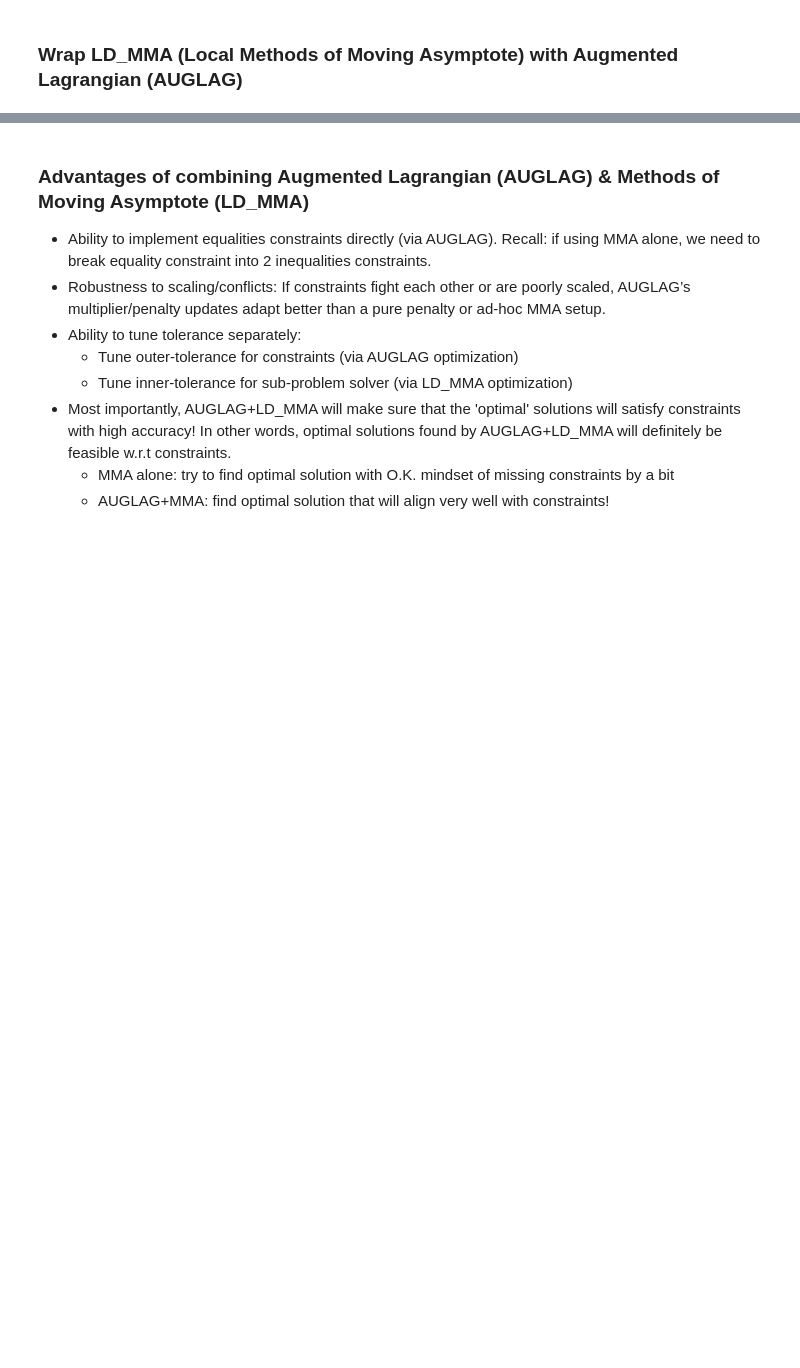
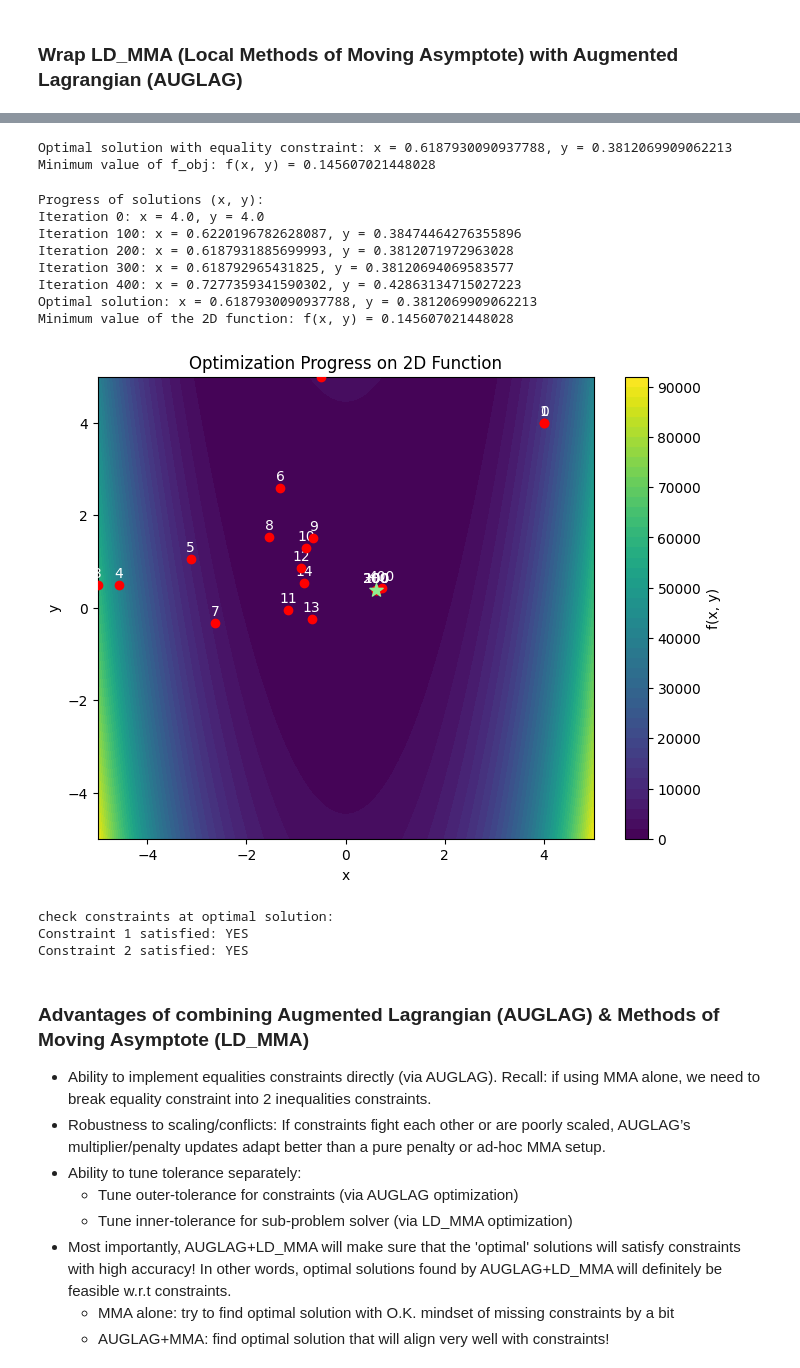
Before and after one commit to truongbnguyen88/methods_of_moving_asymptotes, a Jupyter notebook: methods_of_moving_asymptotes.ipynb, the cells around one changed output, grey strips where cells are left out. Cells and saved outputs as stored; diff of their text form; code cells hidden in the pictures; blank space fills up the shorter version.

```diff
--- a/methods_of_moving_asymptotes.ipynb
+++ b/methods_of_moving_asymptotes.ipynb
@@ -305,13 +365,13 @@ def equality_constraint(x, grad):
         grad[1] = 1.0  # dc1/dx2
     return x[0] + x[1] - 1.0
 
-# Define equality constraints x1**2 + x2**2 - 4.0*x1 <= 0
+# Define equality constraints x1**2 + x2**2 - 1.0*x1 <= 0
 def inequality_constraint(x, grad):
     # c1(x) = x1**2 + x2**2 - 4*x1 <= 0
     if grad.size > 0:
-        grad[0] = 2.0*x[0] - 4.0
+        grad[0] = 2.0*x[0] - 1.0
         grad[1] = 2.0*x[1]
-    return x[0]**2 + x[1]**2 - 4.0*x[0]
+    return x[0]**2 + x[1]**2 - 1.0*x[0]
 
 
 # Set up the optimizer
@@ -325,8 +385,7 @@ opt_aug.set_local_optimizer(base)
 opt_aug.set_lower_bounds([-5.0, -5.0])
 opt_aug.set_upper_bounds([5.0, 5.0])
 
-opt_aug.add_equality_constraint(equality_constraint_1, 1e-4)
-opt_aug.add_equality_constraint(equality_constraint_2, 1e-4)
+opt_aug.add_equality_constraint(equality_constraint, 1e-4)
 opt_aug.add_inequality_constraint(inequality_constraint, 1e-4)
 
 x0_aug = [4.0, 4.0]
@@ -335,6 +394,9 @@ min_f_aug = opt_aug.last_optimum_value()
 
 print(f"Optimal solution with equality constraint: x = {x_opt_aug[0]}, y = {x_opt_aug[1]}")
 print(f"Minimum value of f_obj: f(x, y) = {min_f_aug}")
+# %% [output]
+Optimal solution with equality constraint: x = 0.6187930090937788, y = 0.3812069909062213
+Minimum value of f_obj: f(x, y) = 0.145607021448028
 # %%
 from mpl_toolkits.mplot3d import Axes3D
 
@@ -350,45 +412,60 @@ def progress_callback_2d(x, grad):
 opt_aug.set_min_objective(progress_callback_2d)
 
 # Re-run the optimization
+x0_2d = x0_aug
 xy_progress.clear()  # Clear previous progress
 x_opt_2d = opt_aug.optimize(x0_2d)
 min_f_2d = opt_aug.last_optimum_value()
 
 # Print the progress history
 print("Progress of solutions (x, y):")
 for i, (x, y) in enumerate(xy_progress):
     if i%100==0:
         print(f"Iteration {i}: x = {x}, y = {y}")
 
 # Print the final optimal solution
 print(f"Optimal solution: x = {x_opt_2d[0]}, y = {x_opt_2d[1]}")
 print(f"Minimum value of the 2D function: f(x, y) = {min_f_2d}")
 
 
 # Plot the solutions history on the contour plot
 # Compute X, Y, Z for the 2D function
-X, Y = np.meshgrid(np.linspace(-10, 10, 500), np.linspace(-10, 10, 500))
+X, Y = np.meshgrid(np.linspace(-5, 5, 500), np.linspace(-5, 5, 500))
 Z = (1 - X)**2 + 100*(Y - X**2)**2
 fig, ax = plt.subplots(figsize=(8, 6))
 contour = ax.contourf(X, Y, Z, levels=50, cmap='viridis')
 ax.set_title("Optimization Progress on 2D Function")
 ax.set_xlabel("x")
 ax.set_ylabel("y")
 fig.colorbar(contour, ax=ax, label="f(x, y)")
 
 # Overlay the progress of solutions
 for i, (x, y) in enumerate(xy_progress):
-    if (i % 10 == 0)|(i<20):
+    if (i % 100 == 0)|(i<15):
         ax.text(x, y + 0.1, str(i), fontsize=10, ha='center', va='bottom', color='white', zorder=3)
 ax.scatter(x_opt_2d[0], x_opt_2d[1], color='lightgreen', marker='*', s=100, label='Optimal Point', zorder=7)
-ax.scatter(*zip(*[(x, y) for i, (x, y) in enumerate(xy_progress) if ((i % 10 == 0)|(i<20))]), color='red', label='Solution Progress', zorder=3)
+ax.scatter(*zip(*[(x, y) for i, (x, y) in enumerate(xy_progress) if ((i % 100 == 0)|(i<15))]), color='red', label='Solution Progress', zorder=3)
 
 plt.show()
+# %% [output]
+Progress of solutions (x, y):
+Iteration 0: x = 4.0, y = 4.0
+Iteration 100: x = 0.6220196782628087, y = 0.38474464276355896
+Iteration 200: x = 0.6187931885699993, y = 0.3812071972963028
+Iteration 300: x = 0.618792965431825, y = 0.38120694069583577
+Iteration 400: x = 0.7277359341590302, y = 0.42863134715027223
+Optimal solution: x = 0.6187930090937788, y = 0.3812069909062213
+Minimum value of the 2D function: f(x, y) = 0.145607021448028
+[figure, added]
 # %%
 x_opt, y_opt = x_opt_2d
 print('check constraints at optimal solution:')
-print("Constraint 1 satisfied:", "YES" if np.isclose(equality_constraint_1(x_opt_2d, np.zeros(2)), 0.0) else "NO")
-print("Constraint 2 satisfied:", "YES" if np.isclose(equality_constraint_2(x_opt_2d, np.zeros(2)), 0.0) else "NO")
+print("Constraint 1 satisfied:", "YES" if np.isclose(equality_constraint(x_opt_2d, np.zeros(2)), 0.0) else "NO")
+print("Constraint 2 satisfied:", "YES" if inequality_constraint(x_opt_2d, np.zeros(2)) <= 0.0 else "NO")
+# %% [output]
+check constraints at optimal solution:
+Constraint 1 satisfied: YES
+Constraint 2 satisfied: YES
 # %% [markdown]
 ### Advantages of combining Augmented Lagrangian (AUGLAG) & Methods of Moving Asymptote (LD_MMA)
 - Ability to implement equalities constraints directly (via AUGLAG). Recall: if using MMA alone, we need to break equality constraint into 2 inequalities constraints.
```
Also changed, not shown: parts of 9 cells of this notebook.
